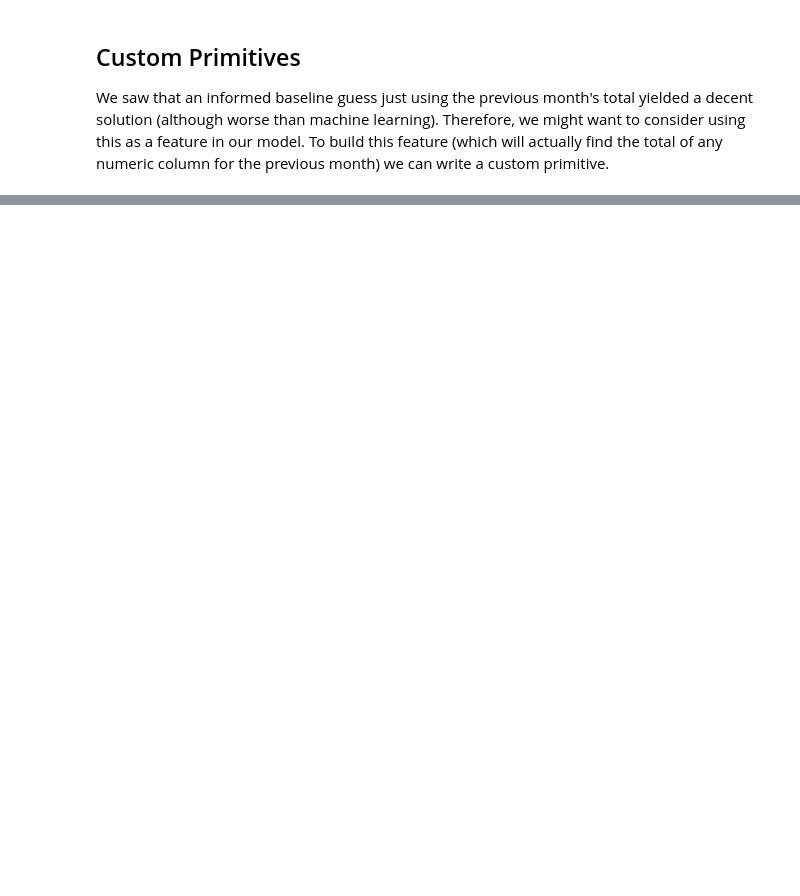
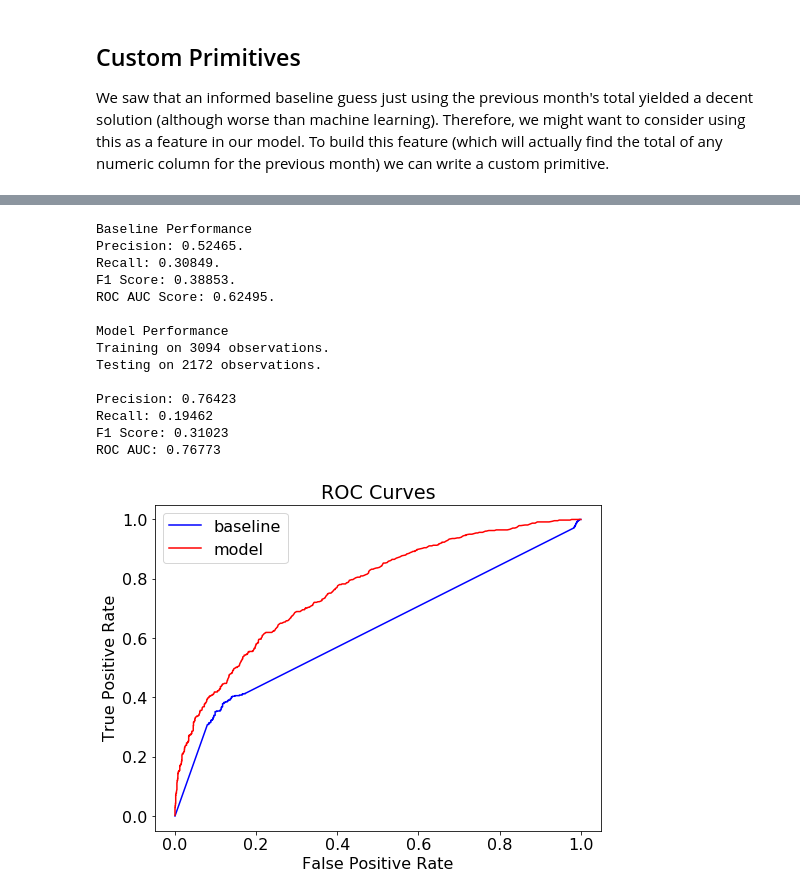
Before and after one commit to alteryx/Automated-Manual-Comparison, a Jupyter notebook: retail/notebooks/Automated Feature Engineering.ipynb, the cells around one changed output, grey strips where cells are left out. Cells and saved outputs as stored; diff of their text form; code cells hidden in the pictures; blank space fills up the shorter version.

```diff
--- a/retail/notebooks/Automated Feature Engineering.ipynb
+++ b/retail/notebooks/Automated Feature Engineering.ipynb
@@ -740,0 +952,18 @@ t
+# %%
+compare(5, feature_matrix_selection)
+# %% [output]
+Baseline Performance
+Precision: 0.52465.
+Recall: 0.30849.
+F1 Score: 0.38853.
+ROC AUC Score: 0.62495.
+
+Model Performance
+Training on 3094 observations.
+Testing on 2172 observations.
+
+Precision: 0.76423
+Recall: 0.19462
+F1 Score: 0.31023
+ROC AUC: 0.76773
+[figure, added]
```
Also changed, not shown: parts of 103 cells of this notebook, 3 other files.
